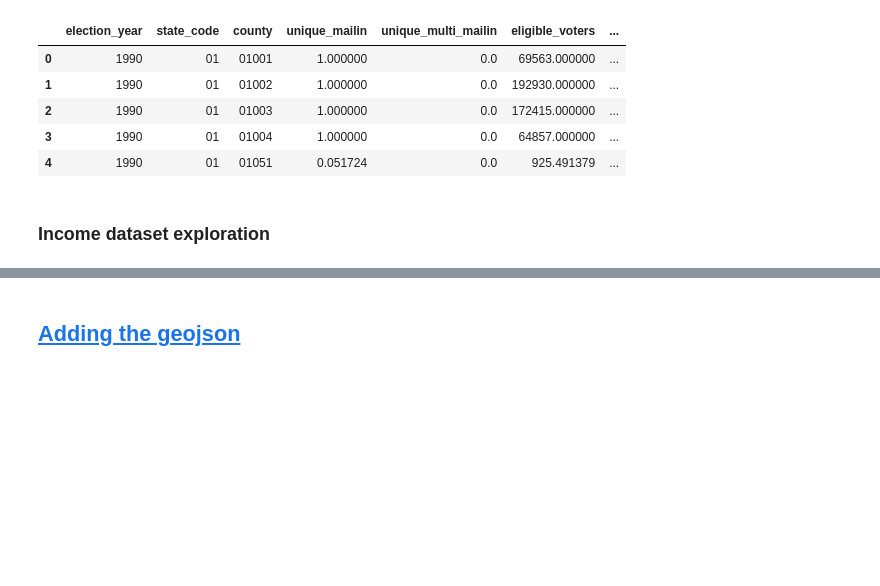
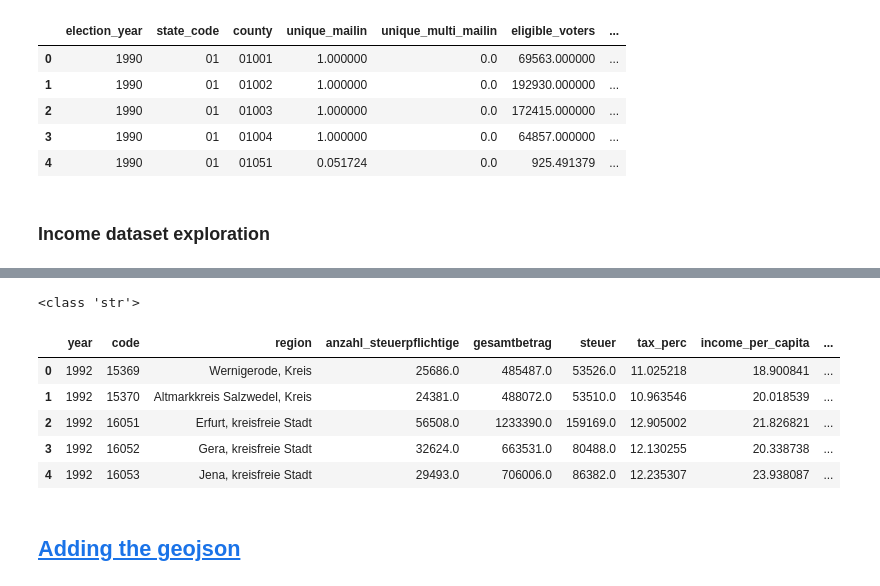
Before and after one commit to catalina-cimpanu/elections_germany, a Jupyter notebook: notebooks/exploratory_notebook.ipynb, the cells around one changed output, grey strips where cells are left out. Cells and saved outputs as stored; diff of their text form; code cells hidden in the pictures; blank space fills up the shorter version.

```diff
--- a/notebooks/exploratory_notebook.ipynb
+++ b/notebooks/exploratory_notebook.ipynb
@@ -326,6 +385,18 @@ sorted_incomes = income_kreise.sort_values("year").reset_index(drop=True)
 # %%
 # write this to a clean file
 sorted_incomes.to_csv("../data/sorted_incomes.csv", index=False)
+# %%
+test = pd.read_csv("../data/sorted_incomes.csv", dtype={"state_code": str, "code": str})       # otherwise it will load them as int and not str
+print(type(test["code"][0]))
+test.head()
+# %% [output]
+<class 'str'>
+|  | year | code | region | anzahl_steuerpflichtige | gesamtbetrag | steuer | tax_perc | income_per_capita | ... |
+| 0 | 1992 | 15369 | Wernigerode, Kreis | 25686.0 | 485487.0 | 53526.0 | 11.025218 | 18.900841 | ... |
+| 1 | 1992 | 15370 | Altmarkkreis Salzwedel, Kreis | 24381.0 | 488072.0 | 53510.0 | 10.963546 | 20.018539 | ... |
+| 2 | 1992 | 16051 | Erfurt, kreisfreie Stadt | 56508.0 | 1233390.0 | 159169.0 | 12.905002 | 21.826821 | ... |
+| 3 | 1992 | 16052 | Gera, kreisfreie Stadt | 32624.0 | 663531.0 | 80488.0 | 12.130255 | 20.338738 | ... |
+| 4 | 1992 | 16053 | Jena, kreisfreie Stadt | 29493.0 | 706006.0 | 86382.0 | 12.235307 | 23.938087 | ... |
 # %% [markdown]
 <a id='P2' name="P2"></a>
 ## [Adding the geojson](#P0)
```
Also changed, not shown: parts of 14 cells of this notebook, 1 other file.
